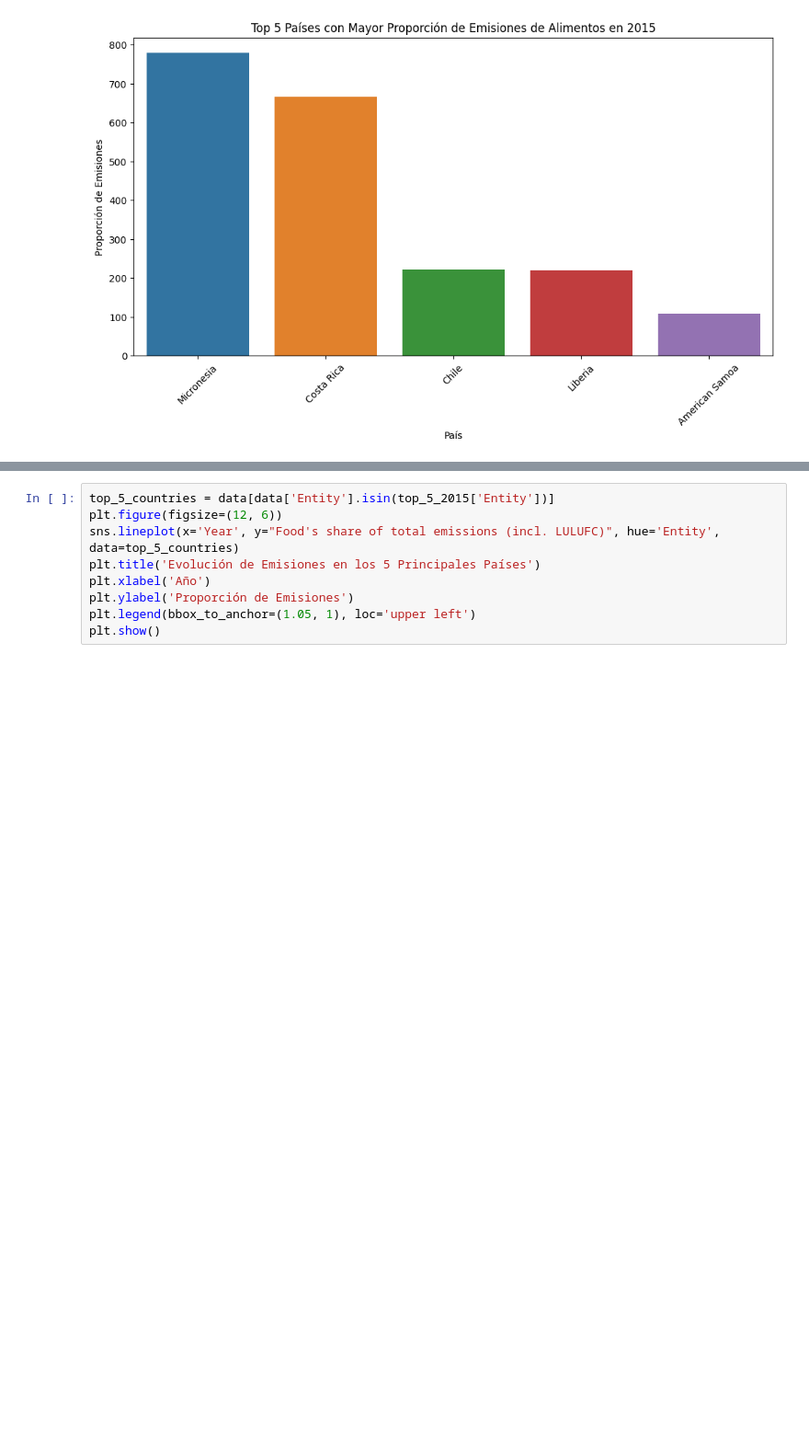
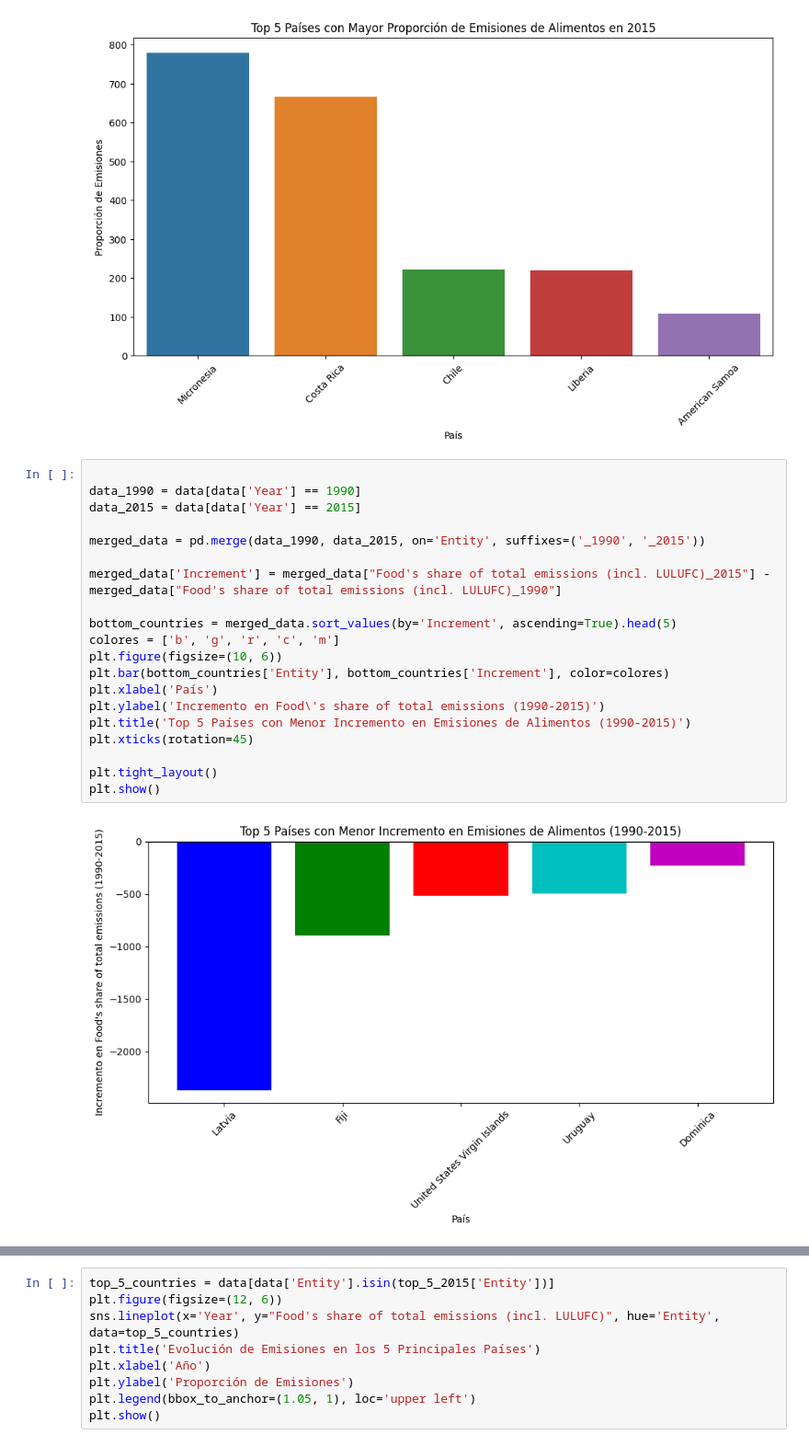
Before and after one commit to MaIsabelSolano/UVG_DS_Lab9, a Jupyter notebook: Lab9.ipynb, the cells around one changed output, grey strips where cells are left out. Shown at 92% size. Drawn from its saved outputs; the diff is of its cells as text; blank space fills up the shorter version.

Commit message:
Top Tier Countries

```diff
--- a/Lab9.ipynb
+++ b/Lab9.ipynb
@@ -117,3 +127,25 @@ plt.ylabel('Proporción de Emisiones')
 plt.show()
 # %% [output]
 [figure]
+# %%
+
+data_1990 = data[data['Year'] == 1990]
+data_2015 = data[data['Year'] == 2015]
+
+merged_data = pd.merge(data_1990, data_2015, on='Entity', suffixes=('_1990', '_2015'))
+
+merged_data['Increment'] = merged_data["Food's share of total emissions (incl. LULUFC)_2015"] - merged_data["Food's share of total emissions (incl. LULUFC)_1990"]
+
+bottom_countries = merged_data.sort_values(by='Increment', ascending=True).head(5)
+colores = ['b', 'g', 'r', 'c', 'm']
+plt.figure(figsize=(10, 6))
+plt.bar(bottom_countries['Entity'], bottom_countries['Increment'], color=colores)
+plt.xlabel('País')
+plt.ylabel('Incremento en Food\'s share of total emissions (1990-2015)')
+plt.title('Top 5 Países con Menor Incremento en Emisiones de Alimentos (1990-2015)')
+plt.xticks(rotation=45)
+
+plt.tight_layout()
+plt.show()
+# %% [output]
+[figure, added]
```
Also changed, not shown: parts of 2 cells of this notebook.
